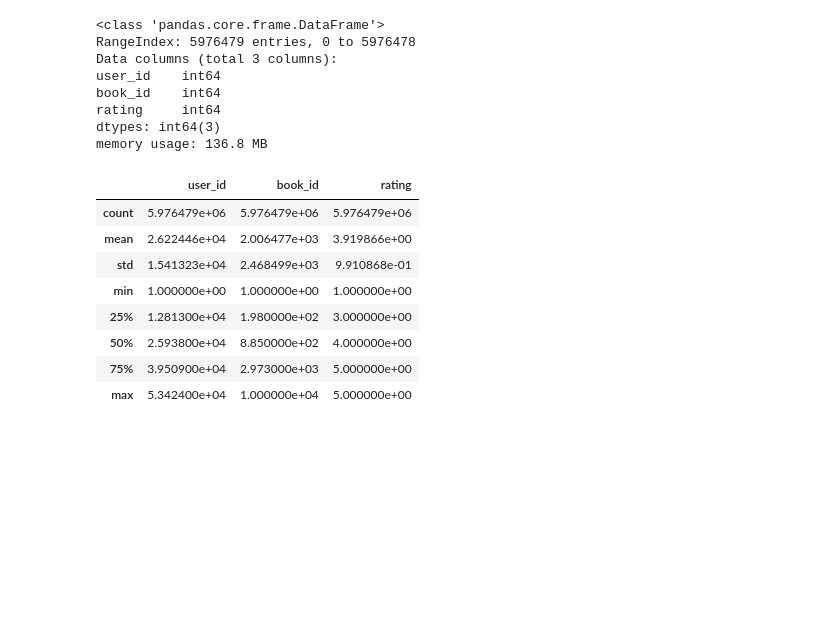
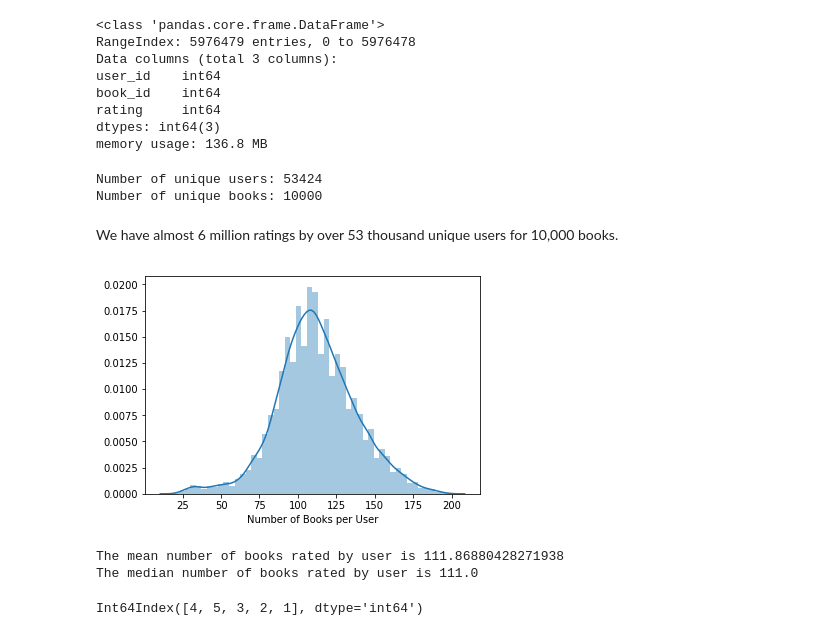
Before and after one commit to gioamorim80/Book-Recommendation-System, a Jupyter notebook: Book Recommendation System.ipynb, the cells around one changed output. Cells and saved outputs as stored; diff of their text form; code cells hidden in the pictures; blank space fills up the shorter version.

```diff
--- a/Book Recommendation System.ipynb
+++ b/Book Recommendation System.ipynb
@@ -14,6 +38,6 @@ df1.head()
 # %%
-df2 = pd.read_csv('ratings.csv')
-df2.head()
+ratings = pd.read_csv('ratings.csv')
+ratings.head()
 # %% [output]
 |  | user_id | book_id | rating |
 | 0 | 1 | 258 | 5 |
@@ -32,15 +56,26 @@ book_id    int64
 rating     int64
 dtypes: int64(3)
 memory usage: 136.8 MB
-# %%
-df2.describe()
-# %% [output]
-|  | user_id | book_id | rating |
-| count | 5.976479e+06 | 5.976479e+06 | 5.976479e+06 |
-| mean | 2.622446e+04 | 2.006477e+03 | 3.919866e+00 |
-| std | 1.541323e+04 | 2.468499e+03 | 9.910868e-01 |
-| min | 1.000000e+00 | 1.000000e+00 | 1.000000e+00 |
-| 25% | 1.281300e+04 | 1.980000e+02 | 3.000000e+00 |
-| 50% | 2.593800e+04 | 8.850000e+02 | 4.000000e+00 |
-| 75% | 3.950900e+04 | 2.973000e+03 | 5.000000e+00 |
-| max | 5.342400e+04 | 1.000000e+04 | 5.000000e+00 |
+# %%
+print(f'Number of unique users: {ratings.user_id.nunique()}')
+print(f'Number of unique books: {ratings.book_id.nunique()}')
+# %% [output]
+Number of unique users: 53424
+Number of unique books: 10000
+# %% [markdown]
+We have almost 6 million ratings by over 53 thousand unique users for 10,000 books.
+# %%
+sns.distplot(ratings.user_id.value_counts(), axlabel='Number of Books per User');
+# %% [output]
+[figure, added]
+# %%
+print(f'The mean number of books rated by user is {ratings.user_id.value_counts().mean()}')
+print(f'The median number of books rated by user is {ratings.user_id.value_counts().median()}')
+# %% [output]
+The mean number of books rated by user is 111.86880428271938
+The median number of books rated by user is 111.0
+# %%
+count = ratings.rating.value_counts()
+count.index
+# %% [output]
+Int64Index([4, 5, 3, 2, 1], dtype='int64')
```
Also changed, not shown: parts of 6 cells of this notebook.
